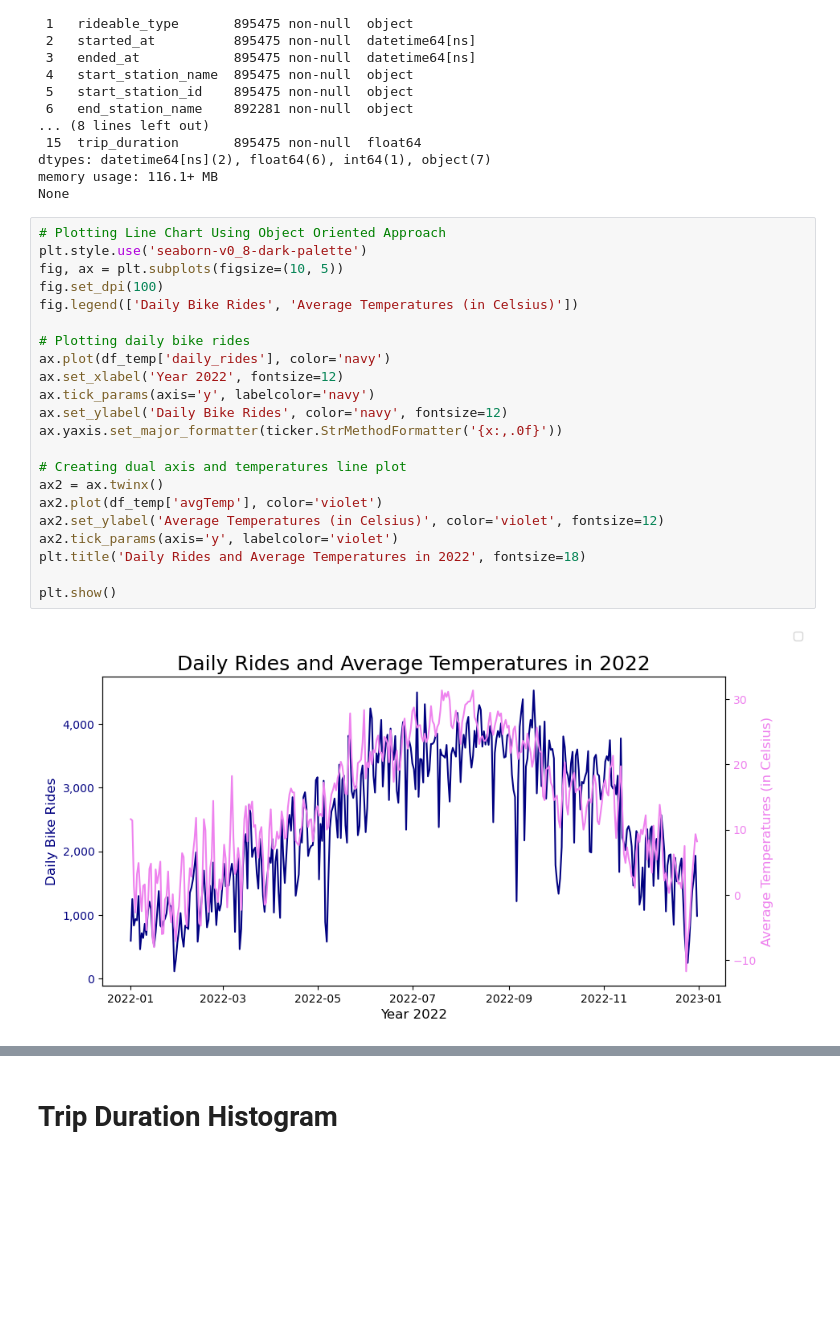
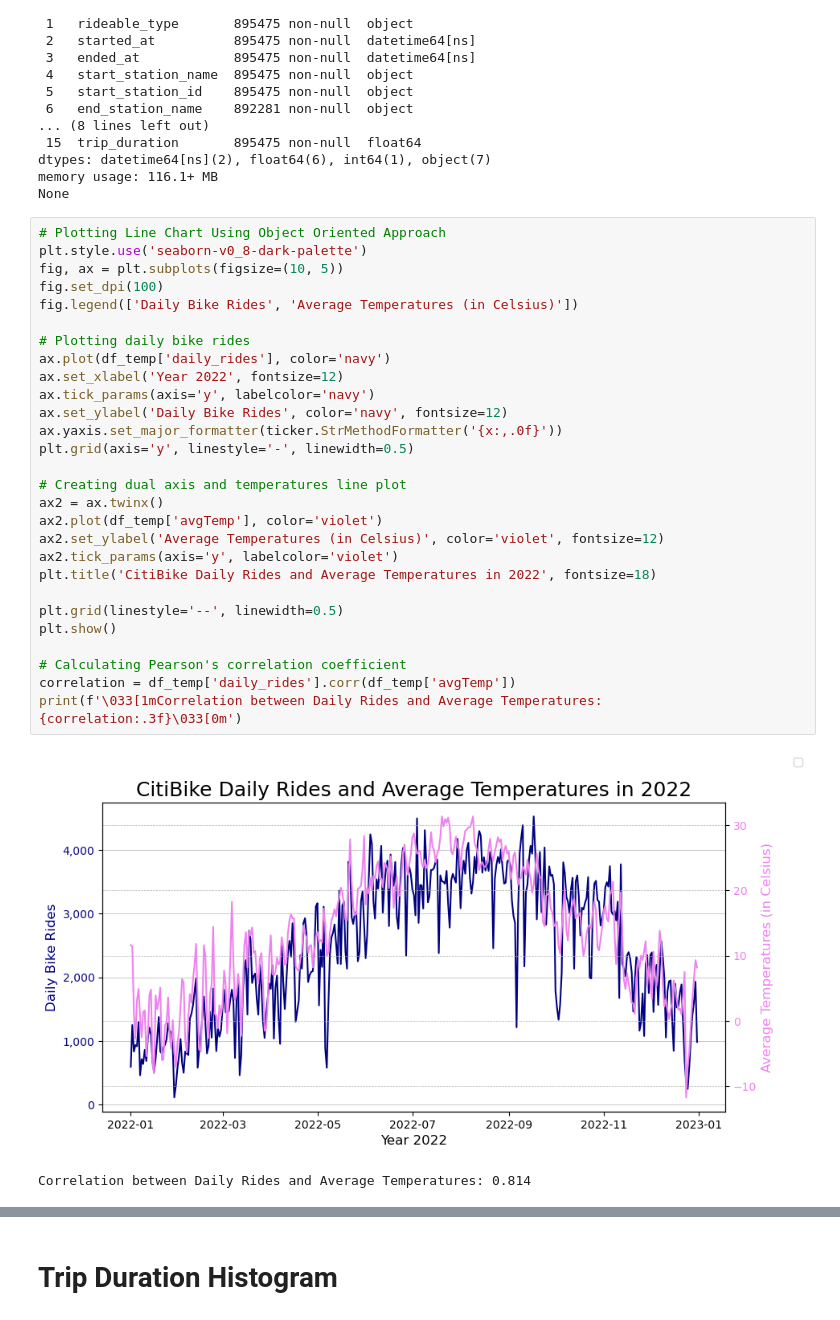
Before and after one commit to Giov4n/Bike_distribution, a Jupyter notebook: Trips and Temperature.ipynb, the cells around one changed output, grey strips where cells are left out. Saved outputs shown, nothing was run; the diff lists cells and outputs as text; blank space fills up the shorter version.

Commit message:
Updating Trips and Temperature and pushing Stations and Users

```diff
--- a/Trips and Temperature.ipynb
+++ b/Trips and Temperature.ipynb
@@ -411,25 +411,32 @@ None
 # %%
 # Plotting Line Chart Using Object Oriented Approach
 plt.style.use('seaborn-v0_8-dark-palette')
 fig, ax = plt.subplots(figsize=(10, 5))
 fig.set_dpi(100)
 fig.legend(['Daily Bike Rides', 'Average Temperatures (in Celsius)'])
 
 # Plotting daily bike rides
 ax.plot(df_temp['daily_rides'], color='navy')
 ax.set_xlabel('Year 2022', fontsize=12)
 ax.tick_params(axis='y', labelcolor='navy')
 ax.set_ylabel('Daily Bike Rides', color='navy', fontsize=12)
 ax.yaxis.set_major_formatter(ticker.StrMethodFormatter('{x:,.0f}'))
+plt.grid(axis='y', linestyle='-', linewidth=0.5)
 
 # Creating dual axis and temperatures line plot
 ax2 = ax.twinx()
 ax2.plot(df_temp['avgTemp'], color='violet')
 ax2.set_ylabel('Average Temperatures (in Celsius)', color='violet', fontsize=12)
 ax2.tick_params(axis='y', labelcolor='violet')
-plt.title('Daily Rides and Average Temperatures in 2022', fontsize=18)
+plt.title('CitiBike Daily Rides and Average Temperatures in 2022', fontsize=18)
 
+plt.grid(linestyle='--', linewidth=0.5)
 plt.show()
+
+# Calculating Pearson's correlation coefficient
+correlation = df_temp['daily_rides'].corr(df_temp['avgTemp'])
+print(f'\033[1mCorrelation between Daily Rides and Average Temperatures: {correlation:.3f}\033[0m')
 # %% [output]
-[figure, old version]
+[figure, new version]
+Correlation between Daily Rides and Average Temperatures: 0.814
 # %% [markdown]
```
Also changed, not shown: parts of 3 cells of this notebook, 1 other file.
